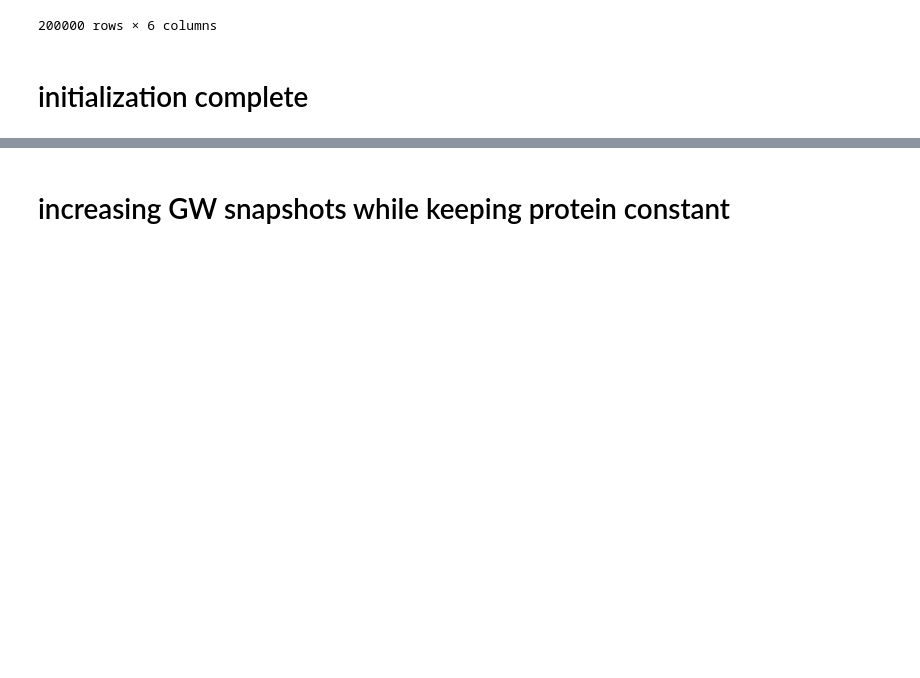
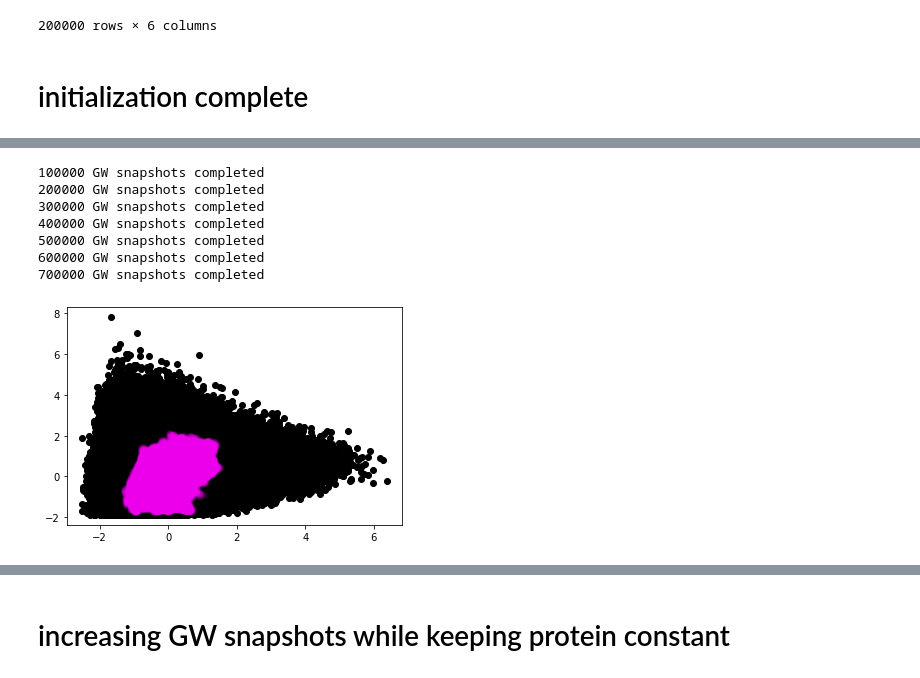
Before and after one commit to hshadman/disordered_protein_polymer_chain_theory, a Jupyter notebook: summary_SAW_RW/supplemental_algorithm_figures/fC_all_proteins_polymers.ipynb, the cells around one changed output, grey strips where cells are left out. Cells and saved outputs as stored; diff of their text form; code cells hidden in the pictures; blank space fills up the shorter version.

```diff
--- a/summary_SAW_RW/supplemental_algorithm_figures/fC_all_proteins_polymers.ipynb
+++ b/summary_SAW_RW/supplemental_algorithm_figures/fC_all_proteins_polymers.ipynb
@@ -1324,0 +1397,42 @@ def RSA_based_fC(protein_var,protein_name,poly_id,p_moments_var,
+# %%
+radius_=0.1
+po_x=combined_pro_po[combined_pro_po.polymer_id=='GW']['stdd_Rg/Rg_mean'].values
+po_y=combined_pro_po[combined_pro_po.polymer_id=='GW']['stdd_ratio'].values
+pro_x=combined_pro_po[combined_pro_po.polymer_id=='protein_salmon']['stdd_Rg/Rg_mean'].values
+pro_y=combined_pro_po[combined_pro_po.polymer_id=='protein_salmon']['stdd_ratio'].values
+
+salmon_points=np.c_[pro_x, pro_y]
+plt.scatter(po_x,po_y,color='black')
+plt.scatter(pro_x,pro_y,color='magenta',alpha=0.05)
+
+pro_x=combined_pro_po[combined_pro_po.polymer_id=='protein_salmon']['stdd_Rg/Rg_mean'].values
+pro_y=combined_pro_po[combined_pro_po.polymer_id=='protein_salmon']['stdd_ratio'].values
+
+GW_points=np.c_[po_x, po_y]
+
+tree_GW=spatial.cKDTree(GW_points)
+tree_protein=spatial.cKDTree(salmon_points)
+
+GW_not_in_range=[]
+GW_in_range=[]
+j=0
+for point in GW_points:
+
+    if not tree_protein.query_ball_point(point,radius_):
+        GW_not_in_range.append(point)
+    else:
+        GW_in_range.append(point)
+    j+=1
+    if j%100000==0:
+        print(f'{j} GW snapshots completed')
+
+#fA_by_distance=(GW_points.shape[0]-len(GW_not_in_range))/(GW_points.shape[0])
+# %% [output]
+100000 GW snapshots completed
+200000 GW snapshots completed
+300000 GW snapshots completed
+400000 GW snapshots completed
+500000 GW snapshots completed
+600000 GW snapshots completed
+700000 GW snapshots completed
+[figure, added]
```
Also changed, not shown: parts of 10 cells of this notebook, 7 other files.
